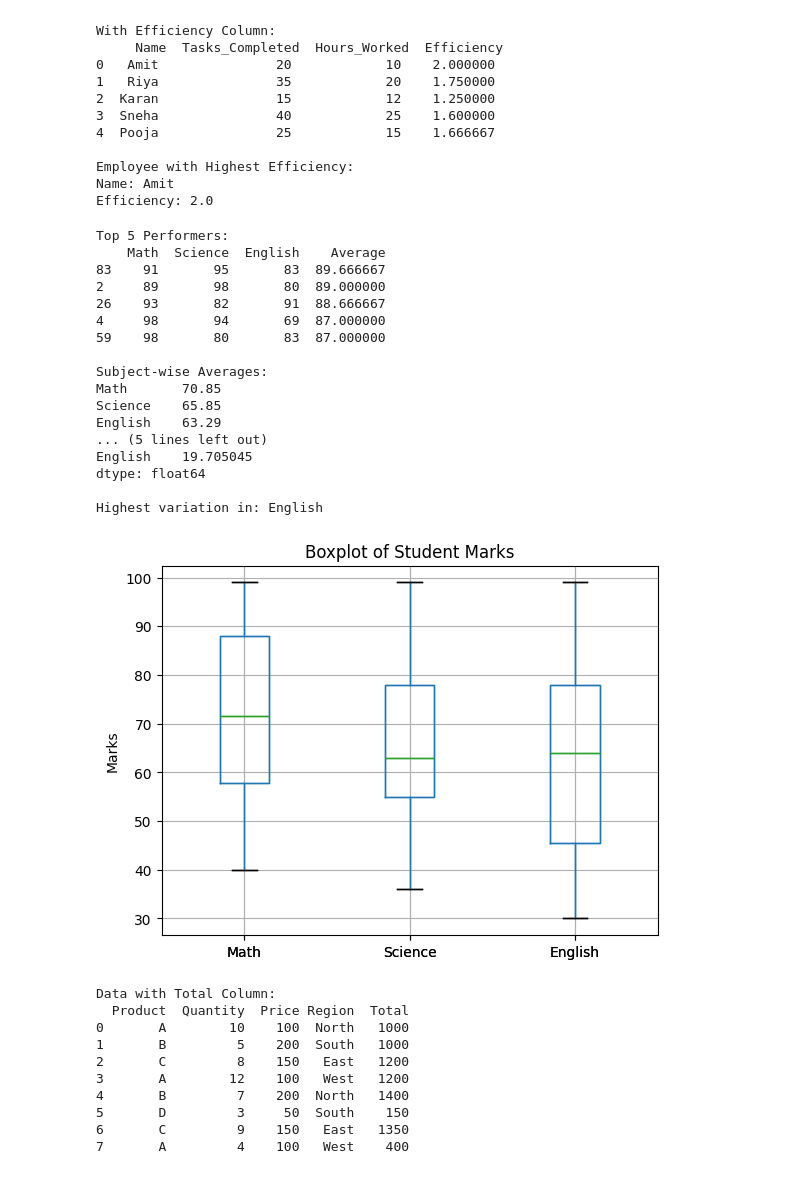
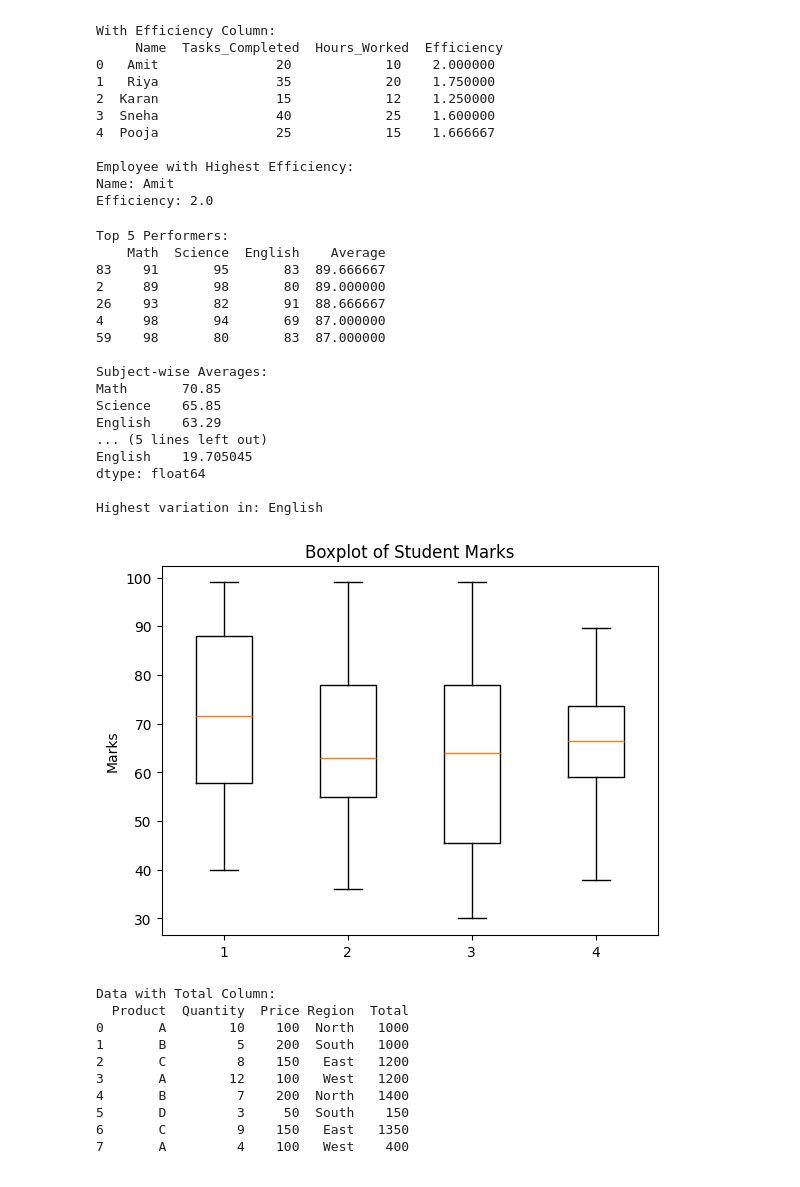
Before and after one commit to ankushsaha18/CollegeAssignments, a Jupyter notebook: SEM5/MLC1/Lab1/Lab1.ipynb, the cells around one changed output. Cells and saved outputs as stored; diff of their text form; code cells hidden in the pictures.

```diff
--- a/SEM5/MLC1/Lab1/Lab1.ipynb
+++ b/SEM5/MLC1/Lab1/Lab1.ipynb
@@ -473,35 +473,35 @@ subject_std = df[["Math", "Science", "English"]].std()
 print("\nSubject-wise Averages:")
 print(subject_avg)
 
 print("\nSubject-wise Standard Deviations:")
 print(subject_std)
 
 print("\nHighest variation in:", subject_std.idxmax())
 
 # (c)
-df[["Math", "Science", "English"]].boxplot()
+plt.boxplot(df)
 plt.title("Boxplot of Student Marks")
 plt.ylabel("Marks")
 plt.show()
 # %% [output]
 Top 5 Performers:
     Math  Science  English    Average
 83    91       95       83  89.666667
 2     89       98       80  89.000000
 26    93       82       91  88.666667
 4     98       94       69  87.000000
 59    98       80       83  87.000000
 
 Subject-wise Averages:
 Math       70.85
 Science    65.85
 English    63.29
 ... (5 lines left out)
 English    19.705045
 dtype: float64
 
 Highest variation in: English
-[figure, old version]
+[figure, new version]
 # %%
 import pandas as pd
 import matplotlib.pyplot as plt
```
Also changed, not shown: 17 other files.
